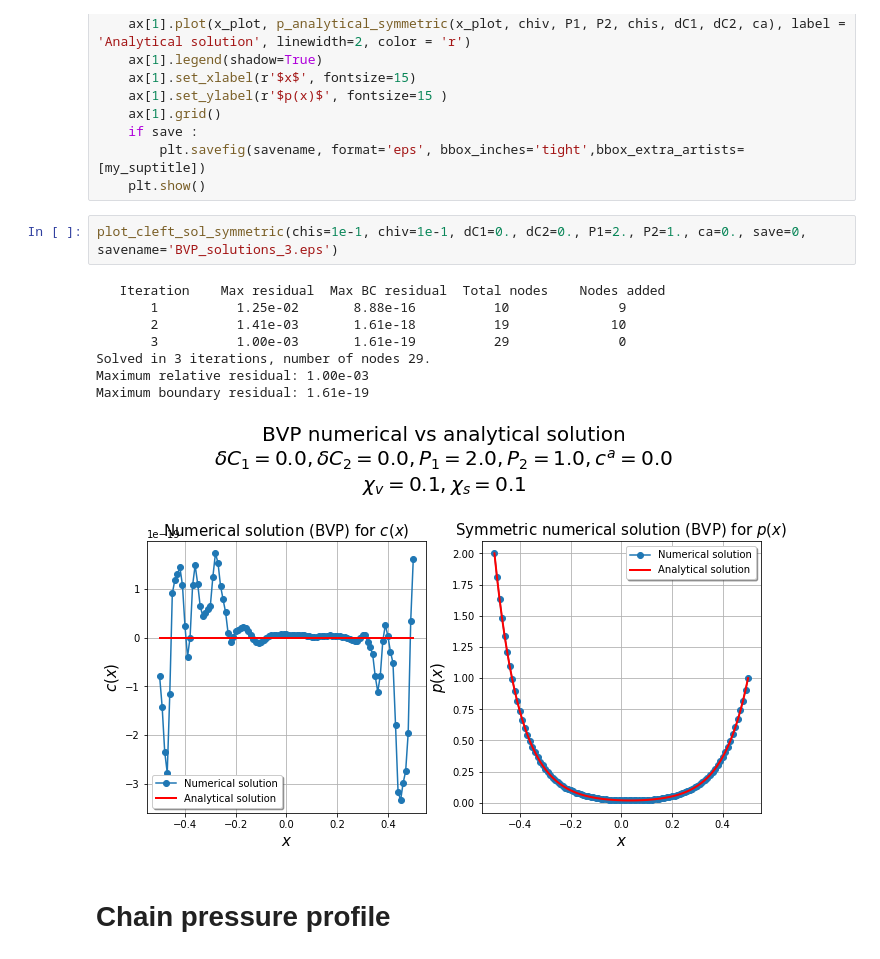
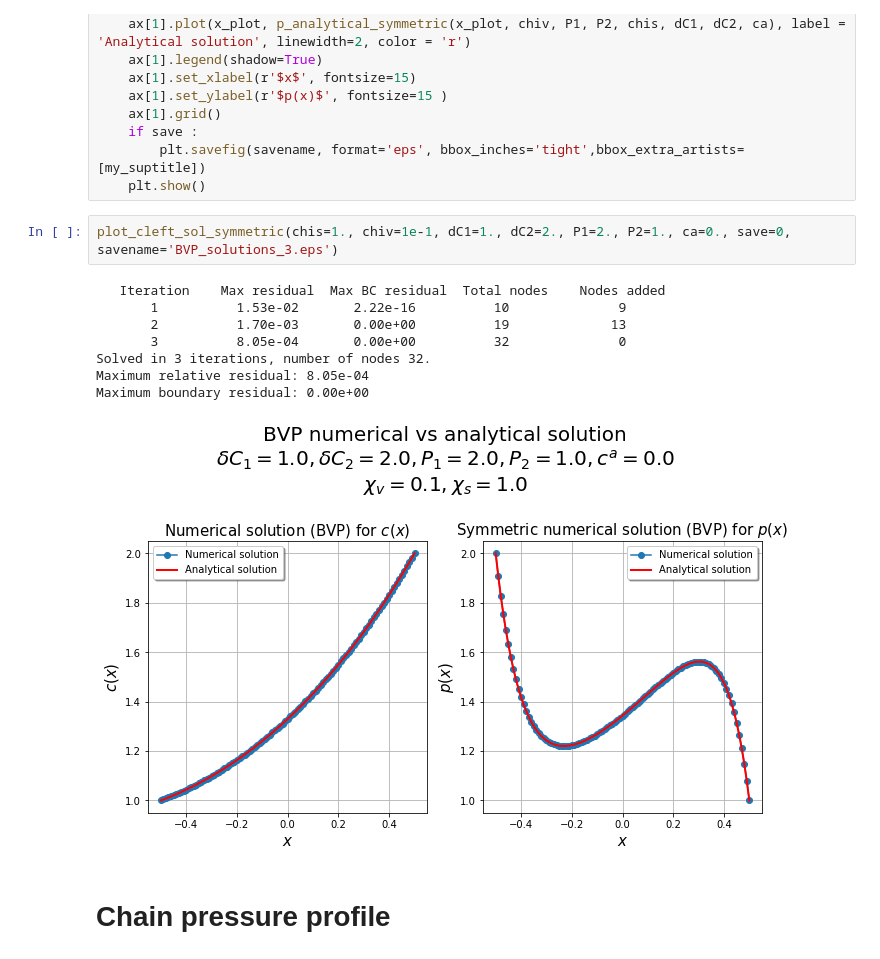
Before and after one commit to VirtualEmbryo/hydroosmotic_chain, a Jupyter notebook: _notebook/2lumens/ode_solver.ipynb, the cells around one changed output. Drawn from its saved outputs; the diff is of its cells as text.

```diff
--- a/_notebook/2lumens/ode_solver.ipynb
+++ b/_notebook/2lumens/ode_solver.ipynb
@@ -452,16 +448,16 @@ def plot_cleft_sol_symmetric(chis, chiv, dC1, dC2, P1, P2, ca, save=False, saven
         plt.savefig(savename, format='eps', bbox_inches='tight',bbox_extra_artists=[my_suptitle])
     plt.show()
 # %%
-plot_cleft_sol_symmetric(chis=1e-1, chiv=1e-1, dC1=0., dC2=0., P1=2., P2=1., ca=0., save=0, savename='BVP_solutions_3.eps')
+plot_cleft_sol_symmetric(chis=1., chiv=1e-1, dC1=1., dC2=2., P1=2., P2=1., ca=0., save=0, savename='BVP_solutions_3.eps')
 # %% [output]
    Iteration    Max residual  Max BC residual  Total nodes    Nodes added
-       1          1.25e-02       8.88e-16          10              9
-       2          1.41e-03       1.61e-18          19             10
-       3          1.00e-03       1.61e-19          29              0
-Solved in 3 iterations, number of nodes 29.
-Maximum relative residual: 1.00e-03
-Maximum boundary residual: 1.61e-19
+       1          1.53e-02       2.22e-16          10              9
+       2          1.70e-03       0.00e+00          19             13
+       3          8.05e-04       0.00e+00          32              0
+Solved in 3 iterations, number of nodes 32.
+Maximum relative residual: 8.05e-04
+Maximum boundary residual: 0.00e+00
-[figure, old version]
+[figure, new version]
 # %% [markdown]
 # Chain pressure profile
 # %%
```
Also changed, not shown: parts of 2 cells of this notebook, 7 other files.
